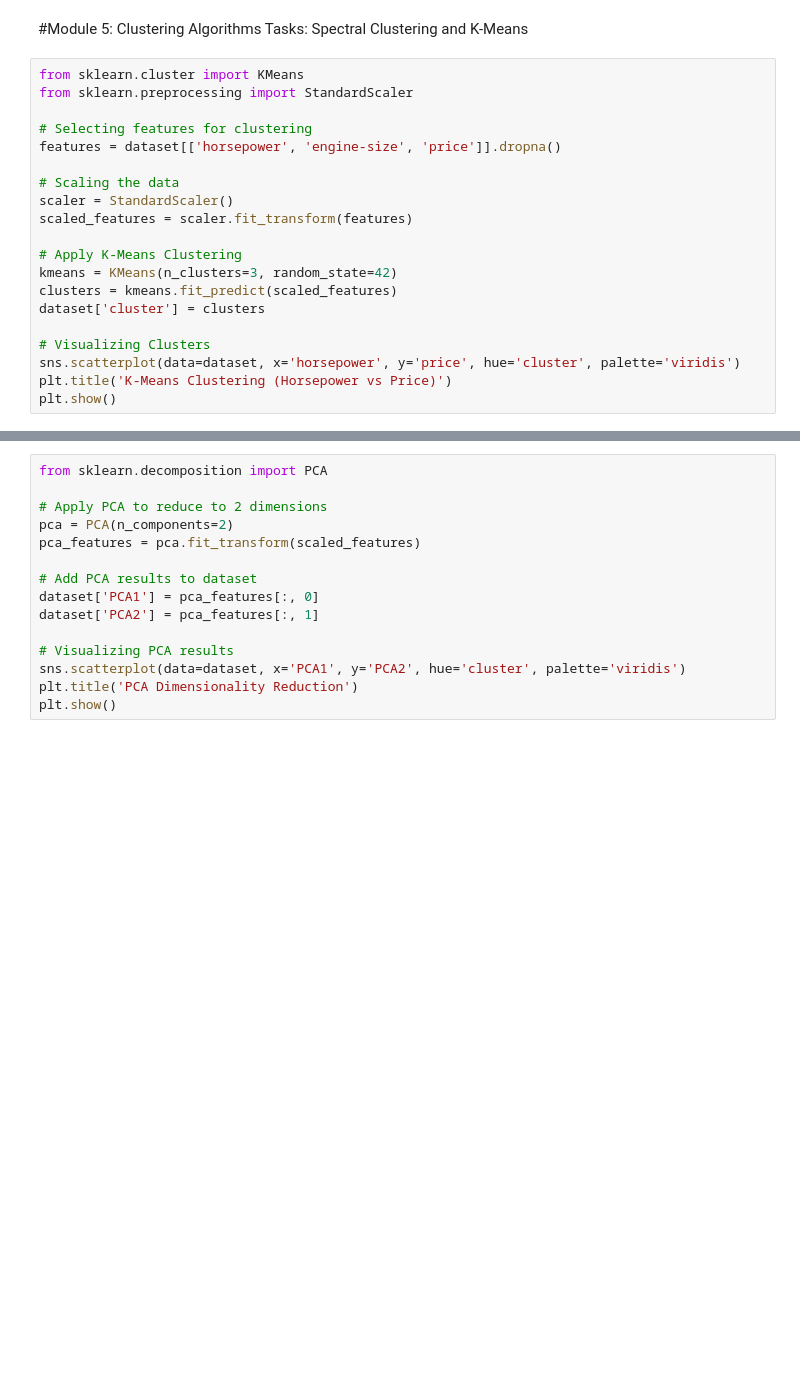
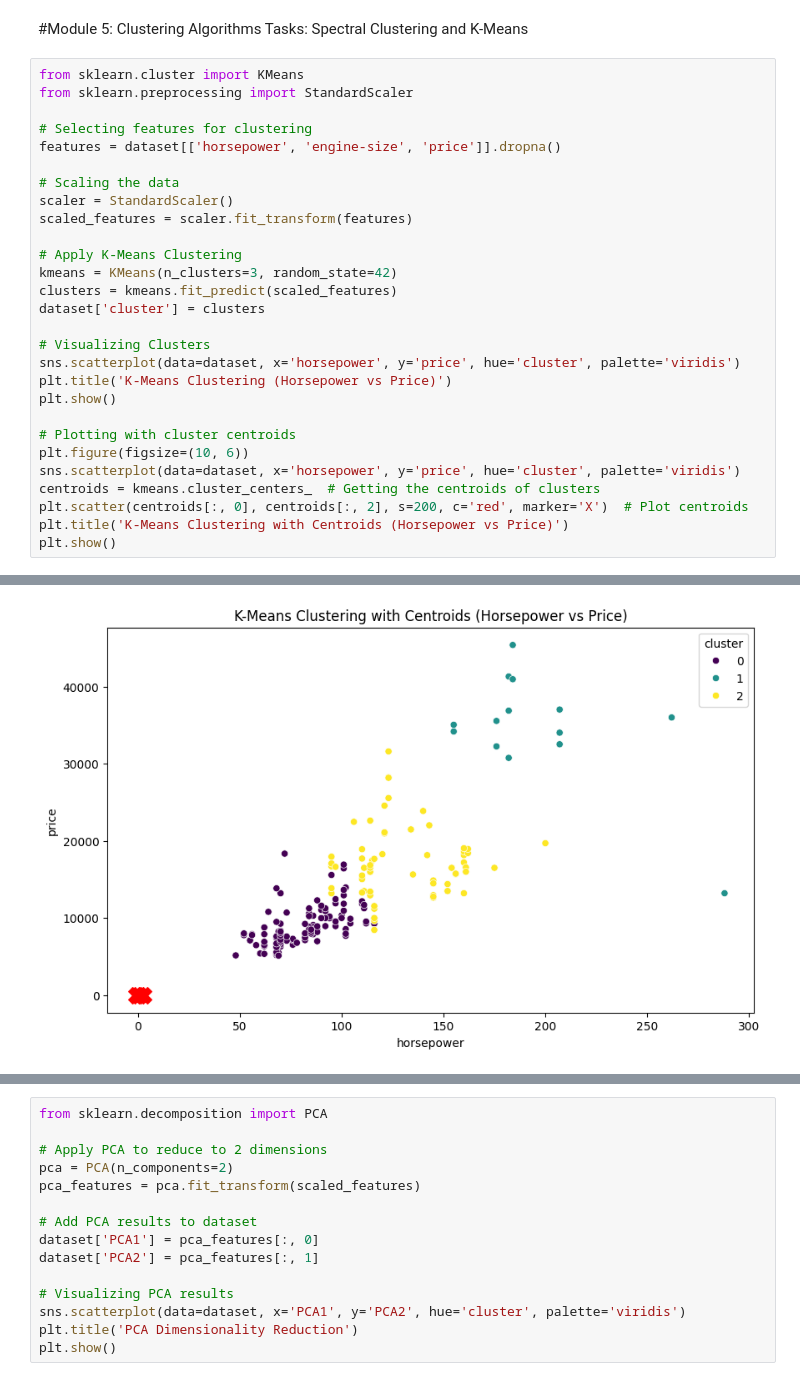
Before and after one commit to koushik0416/eda, a Jupyter notebook: eda_Da_1.ipynb, the cells around one changed output, grey strips where cells are left out. Cells and saved outputs as stored; diff of their text form; blank space fills up the shorter version.

```diff
--- a/eda_Da_1.ipynb
+++ b/eda_Da_1.ipynb
@@ -222,22 +231,31 @@ Tasks: Spectral Clustering and K-Means
 # %%
 from sklearn.cluster import KMeans
 from sklearn.preprocessing import StandardScaler
 
 # Selecting features for clustering
 features = dataset[['horsepower', 'engine-size', 'price']].dropna()
 
 # Scaling the data
 scaler = StandardScaler()
 scaled_features = scaler.fit_transform(features)
 
 # Apply K-Means Clustering
 kmeans = KMeans(n_clusters=3, random_state=42)
 clusters = kmeans.fit_predict(scaled_features)
 dataset['cluster'] = clusters
 
 # Visualizing Clusters
 sns.scatterplot(data=dataset, x='horsepower', y='price', hue='cluster', palette='viridis')
 plt.title('K-Means Clustering (Horsepower vs Price)')
 plt.show()
+
+# Plotting with cluster centroids
+plt.figure(figsize=(10, 6))
+sns.scatterplot(data=dataset, x='horsepower', y='price', hue='cluster', palette='viridis')
+centroids = kmeans.cluster_centers_  # Getting the centroids of clusters
+plt.scatter(centroids[:, 0], centroids[:, 2], s=200, c='red', marker='X')  # Plot centroids
+plt.title('K-Means Clustering with Centroids (Horsepower vs Price)')
+plt.show()
 # %% [output]
 [figure]
+[figure, added]
```
Also changed, not shown: parts of 14 cells of this notebook.
